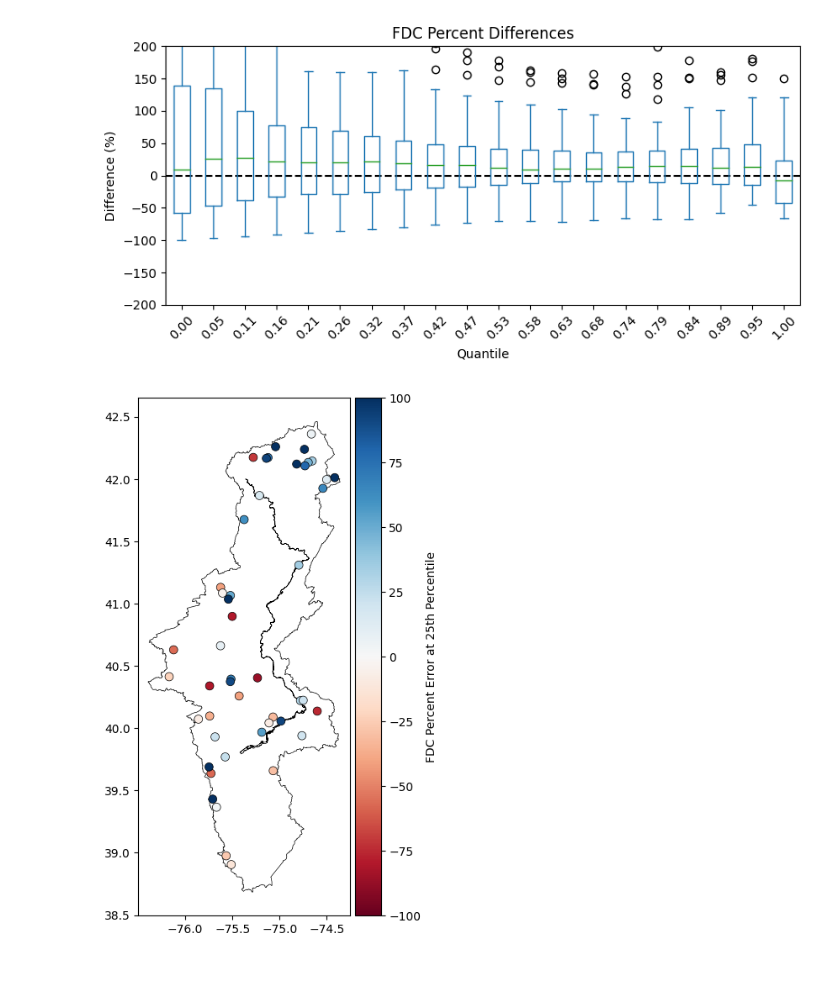
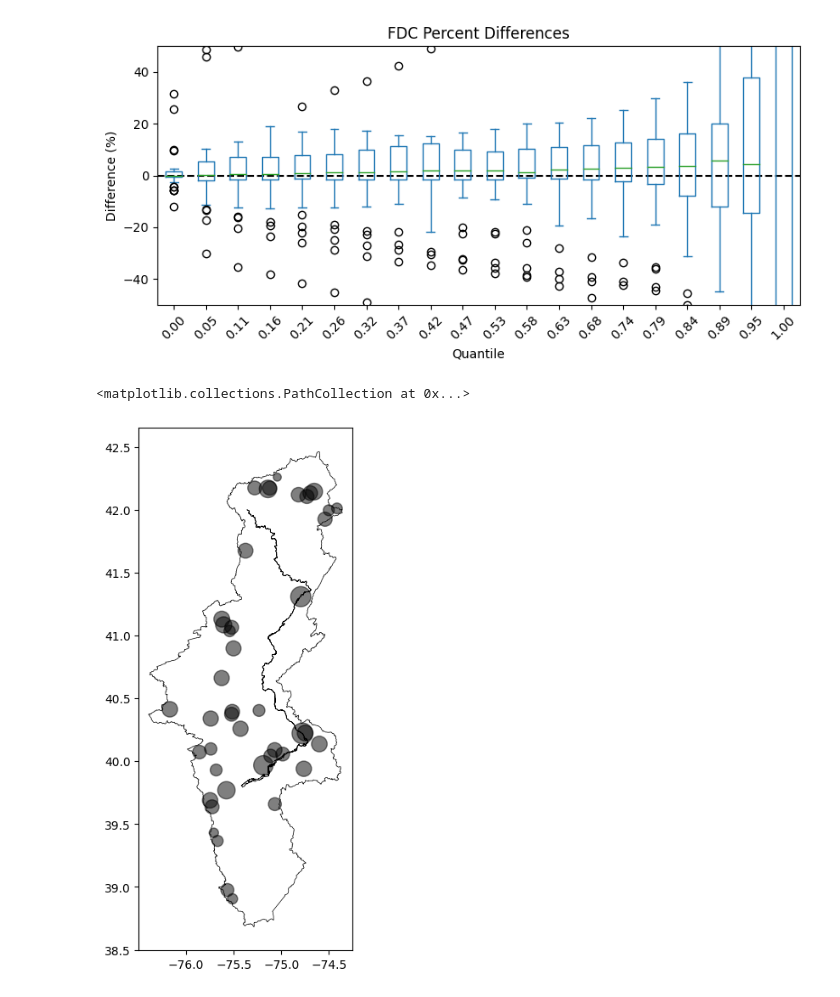
Before and after one commit to Pywr-DRB/DRB-Historic-Reconstruction, a Jupyter notebook: notebooks/LOO_diagnostics.ipynb, the cells around one changed output. Cells and saved outputs as stored; diff of their text form; code cells hidden in the pictures.

```diff
--- a/notebooks/LOO_diagnostics.ipynb
+++ b/notebooks/LOO_diagnostics.ipynb
@@ -85,0 +200,17 @@ drb_mainstem = gpd.read_file(f'{pywrdrb_dir}DRB_spatial/DRB_shapefiles/delawarer
+# %%
+### Load predictions using different numbers of K in QPPQ aggregate
+k_min = 2
+k_max = 8
+
+for k in range(k_min, k_max):
+    Q[f'pub_nhmv10_k{k}'] = pd.read_csv(f'../outputs/LOO/loo_reconstruction_nhmv10_K{k}.csv', index_col=0, parse_dates=True)
+    Q[f'pub_nhmv10_k{k}'] = Q[f'pub_nhmv10_k{k}'].loc[start_date:end_date, loo_sites]
+
+    Q[f'pub_nwmv21_k{k}'] = pd.read_csv(f'../outputs/LOO/loo_reconstruction_nwmv21_K{k}.csv', index_col=0, parse_dates=True)
+    Q[f'pub_nwmv21_k{k}'] = Q[f'pub_nwmv21_k{k}'].loc[start_date:end_date, loo_sites]
+# %%
+# Get catchment areas
+basin_areas = np.zeros(len(loo_sites))
+for i, site in enumerate(loo_sites):
+    basin_areas[i] = get_basin_catchment_area(feature_id=site,
+                                              feature_source='nwissite')
@@ -108,46 +644,66 @@ fdc_percent_diffs = (nhm_fdcs - unmanaged_gauge_fdcs)/unmanaged_gauge_fdcs*100
 ### Plot the distribution of FDC percent differences at each quantile
 fig, ax = plt.subplots(1,1, figsize=(8,4))
 ax.hlines(0, xmin=0.5, xmax=len(fdc_quantiles)+0.5, linestyle='--', color='k')
-fdc_percent_diffs.T.plot(kind='box', ax=ax)
-ax.set_ylim([-200, 200])
+fdc_diffs.T.plot(kind='box', ax=ax)
+ax.set_ylim([-50, 50])
+
 # Reduce tick label to 2 decimal points and rotate xtick labels
 xtick_labels = ax.get_xticklabels()
 ax.set_xticklabels([f'{float(x.get_text()):.2f}' for x in xtick_labels], rotation=45)
+
 ax.set_ylabel('Difference (%)')
 ax.set_xlabel('Quantile')
 ax.set_title('FDC Percent Differences')
 plt.tight_layout()
 # %% [output]
-[figure, old version]
+[figure, new version]
 # %%
-q_i = 5
-fdc_label = f'FDC Difference at {fdc_quantiles[q_i]*100:.0f} quantile (%)'
+def get_basin_catchment_area(feature_id, feature_source='comid'):
+    """Returns the catchment area of a comid.
+
+    Args:
+        feature_id (str): A comid or USGS number as a string.
+        feature_source (str): 'comid' or 'usgs'. Defaults to 'comid'.
+    Returns:
+        float: The catchment area of the basin
+    """
+    cartesian_crs = 3857
+    nldi = nhd.NLDI()
+    basin_data = nldi.get_basins(fsource=feature_source, feature_ids=feature_id)
+    area = basin_data.to_crs(cartesian_crs).geometry.area.values/10**6
+    return area
+
+
+
+site_numbers = loo_sites
 
 ## Plot spatial distribution of differences
 fig, ax = plt.subplots(1,1, figsize=(8,8))
 
 # Plot DRB boundary and mainstem
 drb_boundary.plot(ax=ax, color='none', edgecolor='k', linewidth=0.5)
 drb_mainstem.plot(ax=ax, color='none', edgecolor='k', linewidth=0.5)
 
 # Plot gauge locations with color by FDC difference at specified quantile
 unmanaged_gauge_meta['geometry'] = gpd.points_from_xy(unmanaged_gauge_meta['long'], unmanaged_gauge_meta['lat'])
 
-# Set colormap
-cmap = mpl.colormaps['RdBu']
+basin_areas = np.zeros(len(site_numbers))
+for i, site in enumerate(site_numbers):
+    basin_areas[i] = get_basin_catchment_area(feature_id=site,
+                                              feature_source='nwissite')
 
-# Prep color aligned with gauges
-sorted_fdc_perc_diffs = fdc_percent_diffs.loc[:, loo_sites].T
+marker_colors= np.zeros(len(site_numbers))
+for i, site in enumerate(site_numbers):
+    marker_colors[i] = error_summary.loc[(error_summary['model'] == 'pub_nhmv10') & (error_summary['site'] == site) & (error_summary['metric'] == 'nse'), 'value'].values[0]
 
-ax.scatter(unmanaged_gauge_meta.loc[loo_sites, 'long'], unmanaged_gauge_meta.loc[loo_sites, 'lat'],
-           c=sorted_fdc_perc_diffs.iloc[:, q_i], vmin=-100, vmax=100, cmap=cmap, s=50, edgecolor='k', linewidth=0.5)
 
-# ax.scatter(loo_summary['long'], loo_summary['lat'],
-#            c=loo_summary['nse_pub'], vmin=-1, vmax=1, cmap='viridis', s=50, edgecolor='k', linewidth=0.5)
+ax.scatter(unmanaged_gauge_meta.loc[site_numbers, 'long'], unmanaged_gauge_meta.loc[site_numbers, 'lat'],
+           c='k',
+           s=np.log(basin_areas)*30, edgecolor='k', linewidth=1, alpha=0.5)
 
-# Add colorbar
-cbar = plt.colorbar(ax.collections[2], ax=ax,
-                    label='FDC Percent Error at 25th Percentile',
-                    orientation='vertical', pad=0.01)
+# Display the colorbar
+# cbar = plt.colorbar(ax=ax, orientation='vertical', fraction=0.05, pad=0.05)
+# cbar.set_label('NSE')
 # %% [output]
+<matplotlib.collections.PathCollection at 0x...>
-[figure, old version]
+[figure, new version]
```
Also changed, not shown: parts of 24 cells of this notebook, 33 other files.
